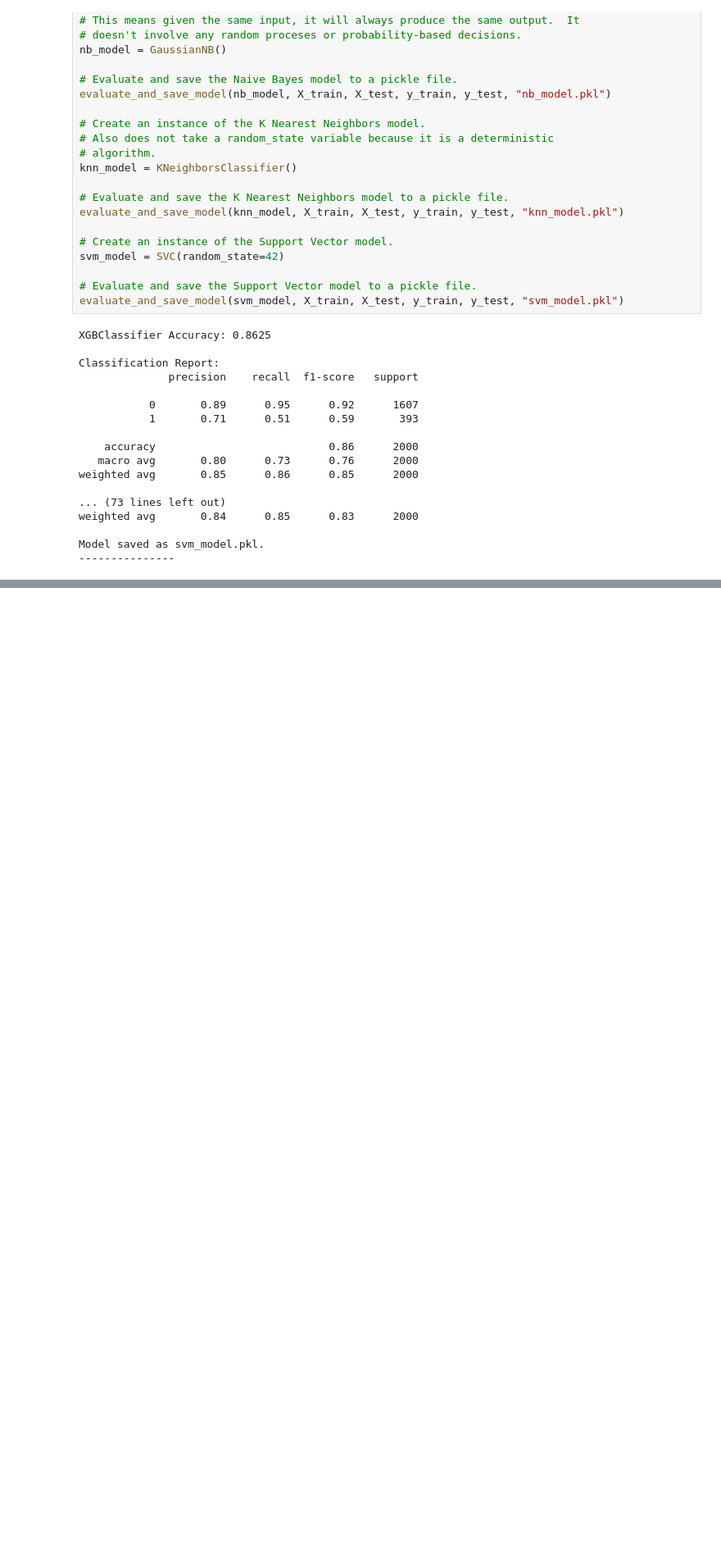
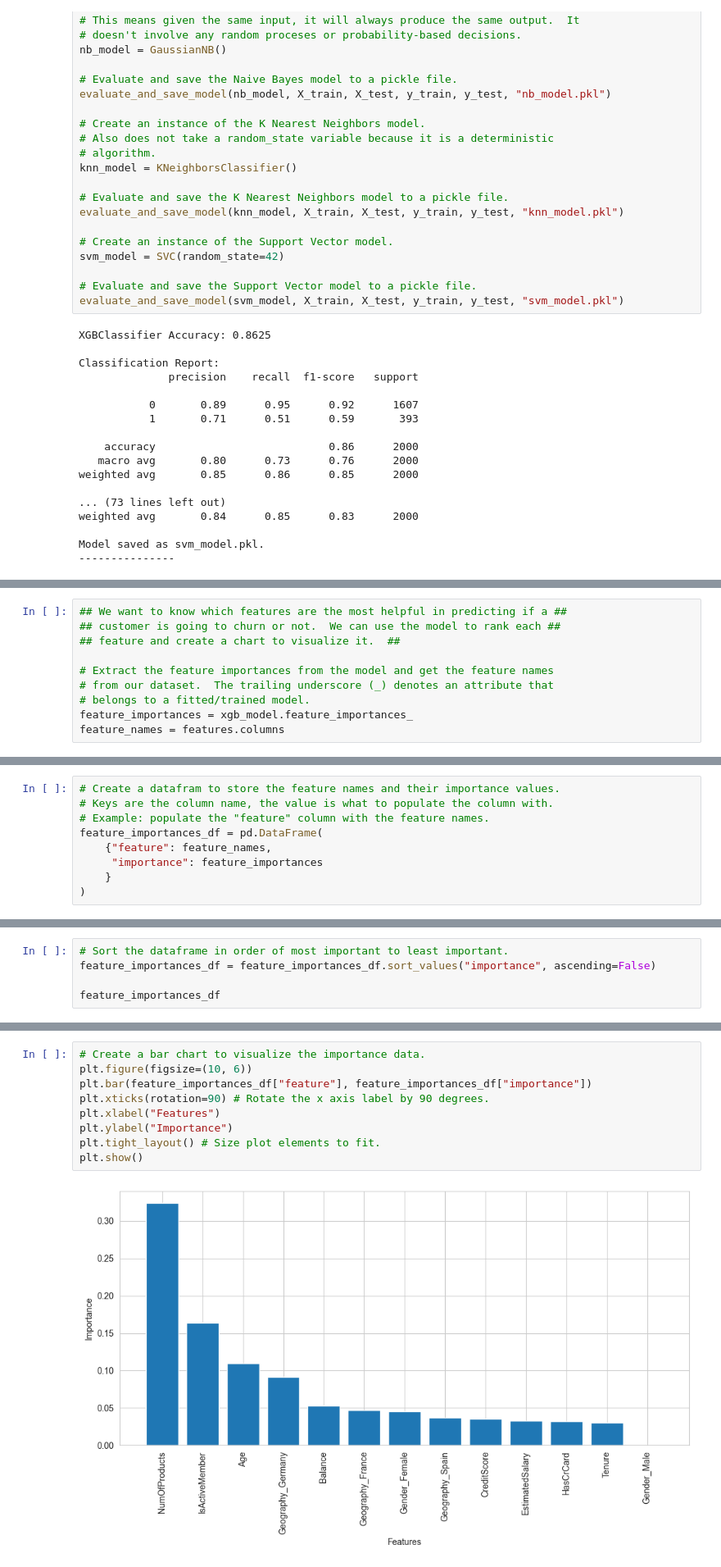
Before and after one commit to gitrlawton/customer-churn-prediction, a Jupyter notebook: notebook.ipynb, the cells around one changed output, grey strips where cells are left out. Shown at 82% size. Cells and saved outputs as stored; diff of their text form; blank space fills up the shorter version.

Commit message:
Improved model accuracy.

```diff
--- a/notebook.ipynb
+++ b/notebook.ipynb
@@ -348,0 +373,10 @@ Model saved as svm_model.pkl.
+# %%
+## We want to know which features are the most helpful in predicting if a ##
+## customer is going to churn or not.  We can use the model to rank each ##
+## feature and create a chart to visualize it.  ##
+
+# Extract the feature importances from the model and get the feature names
+# from our dataset.  The trailing underscore (_) denotes an attribute that
+# belongs to a fitted/trained model.
+feature_importances = xgb_model.feature_importances_
+feature_names = features.columns
@@ -348,0 +396,9 @@ Model saved as svm_model.pkl.
+# %%
+# Create a datafram to store the feature names and their importance values.
+# Keys are the column name, the value is what to populate the column with.
+# Example: populate the "feature" column with the feature names.
+feature_importances_df = pd.DataFrame(
+    {"feature": feature_names,
+     "importance": feature_importances
+    }
+)
@@ -348,0 +422,5 @@ Model saved as svm_model.pkl.
+# %%
+# Sort the dataframe in order of most important to least important.
+feature_importances_df = feature_importances_df.sort_values("importance", ascending=False)
+
+feature_importances_df
@@ -348,0 +442,11 @@ Model saved as svm_model.pkl.
+# %%
+# Create a bar chart to visualize the importance data.
+plt.figure(figsize=(10, 6))
+plt.bar(feature_importances_df["feature"], feature_importances_df["importance"])
+plt.xticks(rotation=90) # Rotate the x axis label by 90 degrees.
+plt.xlabel("Features")
+plt.ylabel("Importance")
+plt.tight_layout() # Size plot elements to fit.
+plt.show()
+# %% [output]
+[figure, added]
```
Also changed, not shown: parts of 27 cells of this notebook.
